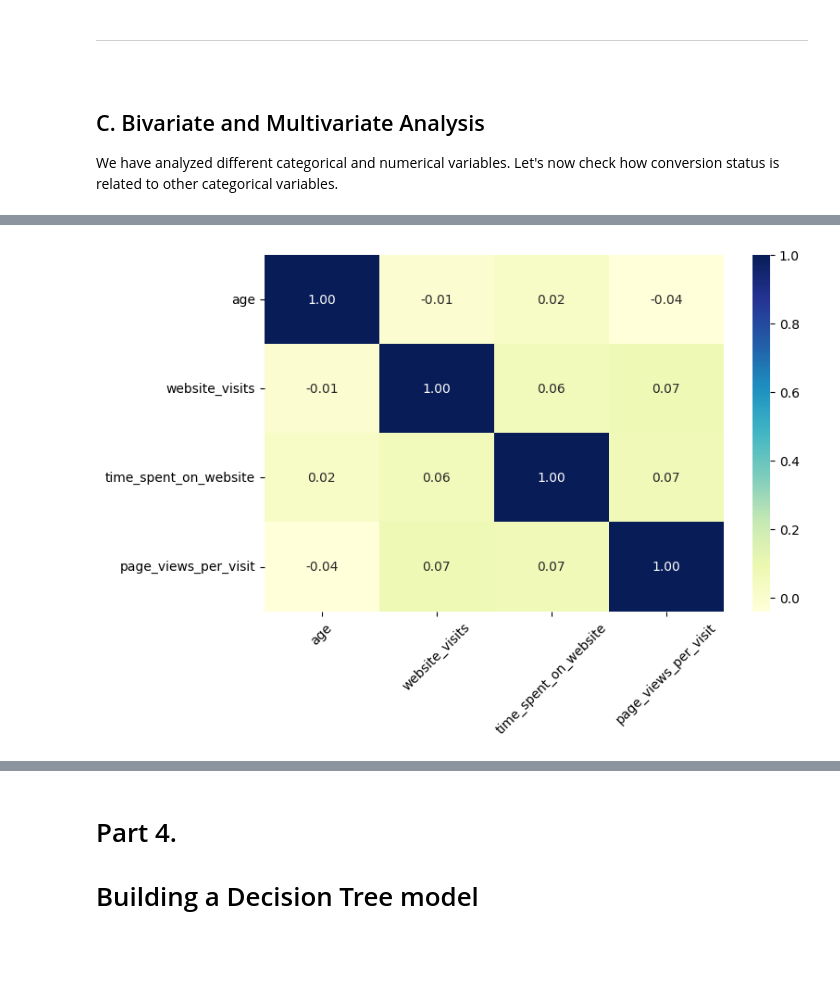
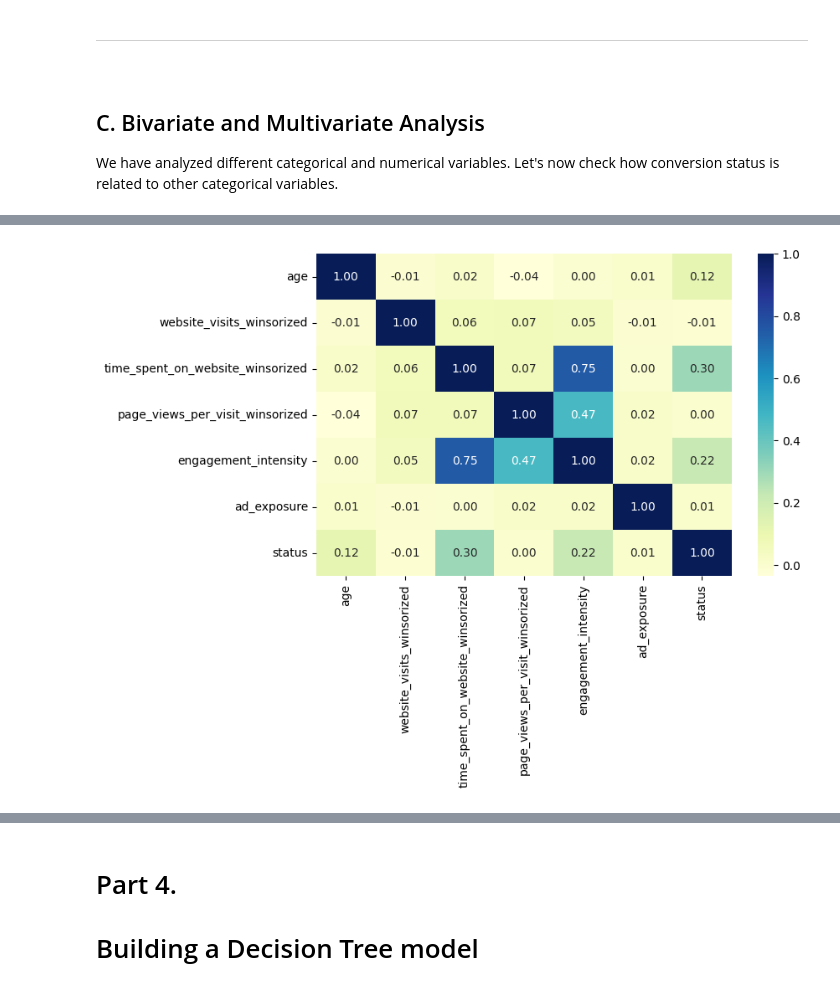
Before and after one commit to kaizengrowth/machine_learning_projects, a Jupyter notebook: KaitlinCort_MIT_RandomForest_GridSearchCSV.ipynb, the cells around one changed output, grey strips where cells are left out. Cells and saved outputs as stored; diff of their text form; code cells hidden in the pictures; blank space fills up the shorter version.

```diff
--- a/KaitlinCort_MIT_RandomForest_GridSearchCSV.ipynb
+++ b/KaitlinCort_MIT_RandomForest_GridSearchCSV.ipynb
@@ -401,7 +465,10 @@ Data preprocessing is required for categorical variables.This is because scikit-
 ----
 # %%
 # One-Hot Encoding
-df_encoded = pd.get_dummies(df, columns=['current_occupation', 'first_interaction', 'last_activity'])
+df_encoded = pd.get_dummies(df, columns=['current_occupation', 'last_activity'])
+
+# Drop one column for handling multicollinearity. This is not strictly necessary in decision trees but may improve performance.
+df_encoded_dropfirst = pd.get_dummies(df, columns=['current_occupation', 'last_activity'], drop_first=True)
 
 # Ordinal Encoding
 from sklearn.preprocessing import OrdinalEncoder
@@ -414,6 +481,8 @@ binary_features = ['print_media_type1', 'print_media_type2', 'digital_media', 'e
 for feature in binary_features:
     df_encoded[feature] = df[feature].map({'Yes': 1, 'No': 0})
 
+df_encoded['first_interaction'] = df['first_interaction'].map({'Website': 1, 'Mobile App': 0})
+
 print(df_encoded.dtypes)
 # %% [output]
 age                                          int64
@@ -557,0 +686,9 @@ This scaling allows for easier comparison and interpreation. The symmetric distr
+# %%
+# Summary statistics of pre-processed numerical features, treated for outliers,
+# with additional features: `engagement_intensity`, `ad_exposure`
+
+num_cols_improved = ['age', 'website_visits_winsorized', 'time_spent_on_website_winsorized',
+                     'page_views_per_visit_winsorized', 'engagement_intensity', 'ad_exposure']
+
+# checking summary statistics of numeric data
+df_encoded[num_cols_improved].describe().T
@@ -763,11 +892,14 @@ These scaled observations provide a clearer way of demonstrating the impact of e
 # %%
-# Plotting the correlation between numerical variables
+# Plotting the correlation between all numerical variables (improved), plus Status (target variable)
+num_cols_with_status = num_cols_improved.copy()
+num_cols_with_status.append('status')
+
 plt.figure(figsize=(8,5))
-heatmap = sns.heatmap(df[num_cols].corr(),annot=True, fmt='0.2f', cmap='YlGnBu')
-heatmap.set_xticklabels(heatmap.get_xticklabels(), rotation=45)  # rotate x-axis labels
+heatmap = sns.heatmap(df_encoded[num_cols_with_status].corr(),annot=True, fmt='0.2f', cmap='YlGnBu')
+heatmap.set_xticklabels(heatmap.get_xticklabels())
 plt.show()
 # %% [output]
-[figure, old version]
+[figure, new version]
 # %% [markdown]
 ### Observations:
 
```
Also changed, not shown: parts of 59 cells of this notebook.
